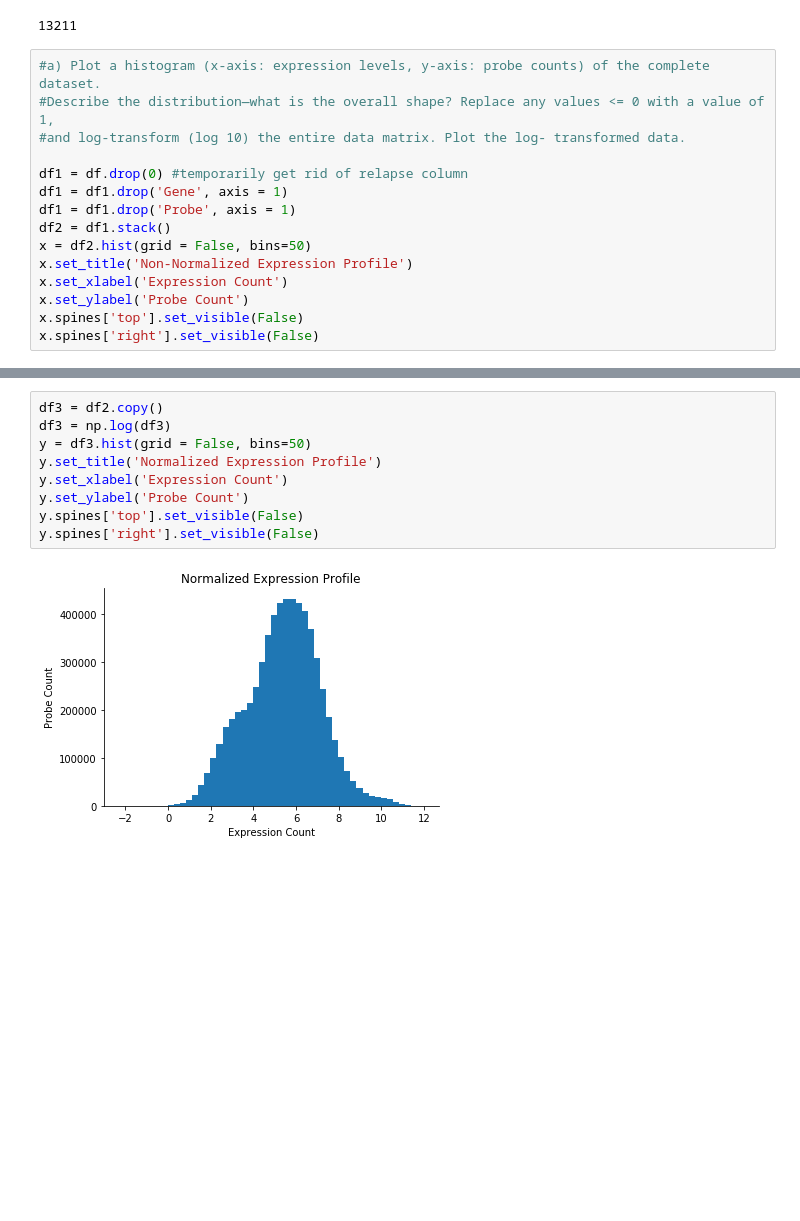
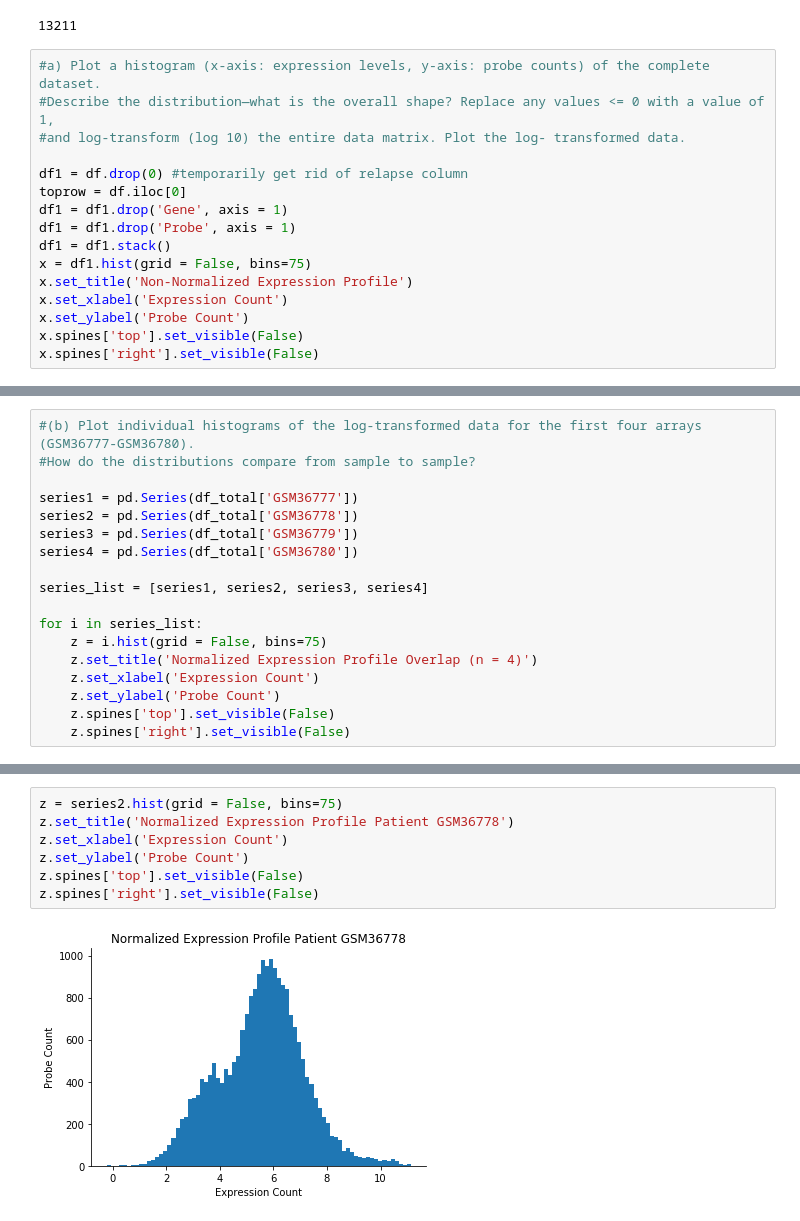
Before and after one commit to mwmarkman/algorithms-school_work, a Jupyter notebook: CSCI 5461/HW1/HW1_code.ipynb, the cells around one changed output, grey strips where cells are left out. Cells and saved outputs as stored; diff of their text form; blank space fills up the shorter version.

```diff
--- a/CSCI 5461/HW1/HW1_code.ipynb
+++ b/CSCI 5461/HW1/HW1_code.ipynb
@@ -68,10 +70,11 @@ print(len(df.Gene.unique())-1)
 #and log-transform (log 10) the entire data matrix. Plot the log- transformed data.
 
 df1 = df.drop(0) #temporarily get rid of relapse column
+toprow = df.iloc[0]
 df1 = df1.drop('Gene', axis = 1)
 df1 = df1.drop('Probe', axis = 1)
-df2 = df1.stack()
-x = df2.hist(grid = False, bins=50)
+df1 = df1.stack()
+x = df1.hist(grid = False, bins=75)
 x.set_title('Non-Normalized Expression Profile')
 x.set_xlabel('Expression Count')
 x.set_ylabel('Probe Count')
@@ -81,0 +108,18 @@ x.spines['right'].set_visible(False)
+# %%
+#(b) Plot individual histograms of the log-transformed data for the first four arrays (GSM36777-GSM36780).
+#How do the distributions compare from sample to sample?
+
+series1 = pd.Series(df_total['GSM36777'])
+series2 = pd.Series(df_total['GSM36778'])
+series3 = pd.Series(df_total['GSM36779'])
+series4 = pd.Series(df_total['GSM36780'])
+
+series_list = [series1, series2, series3, series4]
+
+for i in series_list:
+    z = i.hist(grid = False, bins=75)
+    z.set_title('Normalized Expression Profile Overlap (n = 4)')
+    z.set_xlabel('Expression Count')
+    z.set_ylabel('Probe Count')
+    z.spines['top'].set_visible(False)
+    z.spines['right'].set_visible(False)
@@ -82,11 +137,9 @@ x.spines['right'].set_visible(False)
 # %%
-df3 = df2.copy()
-df3 = np.log(df3)
-y = df3.hist(grid = False, bins=50)
-y.set_title('Normalized Expression Profile')
-y.set_xlabel('Expression Count')
-y.set_ylabel('Probe Count')
-y.spines['top'].set_visible(False)
-y.spines['right'].set_visible(False)
+z = series2.hist(grid = False, bins=75)
+z.set_title('Normalized Expression Profile Patient GSM36778')
+z.set_xlabel('Expression Count')
+z.set_ylabel('Probe Count')
+z.spines['top'].set_visible(False)
+z.spines['right'].set_visible(False)
 # %% [output]
-[figure, old version]
+[figure, new version]
```
Also changed, not shown: parts of 29 cells of this notebook, 2 other files.
